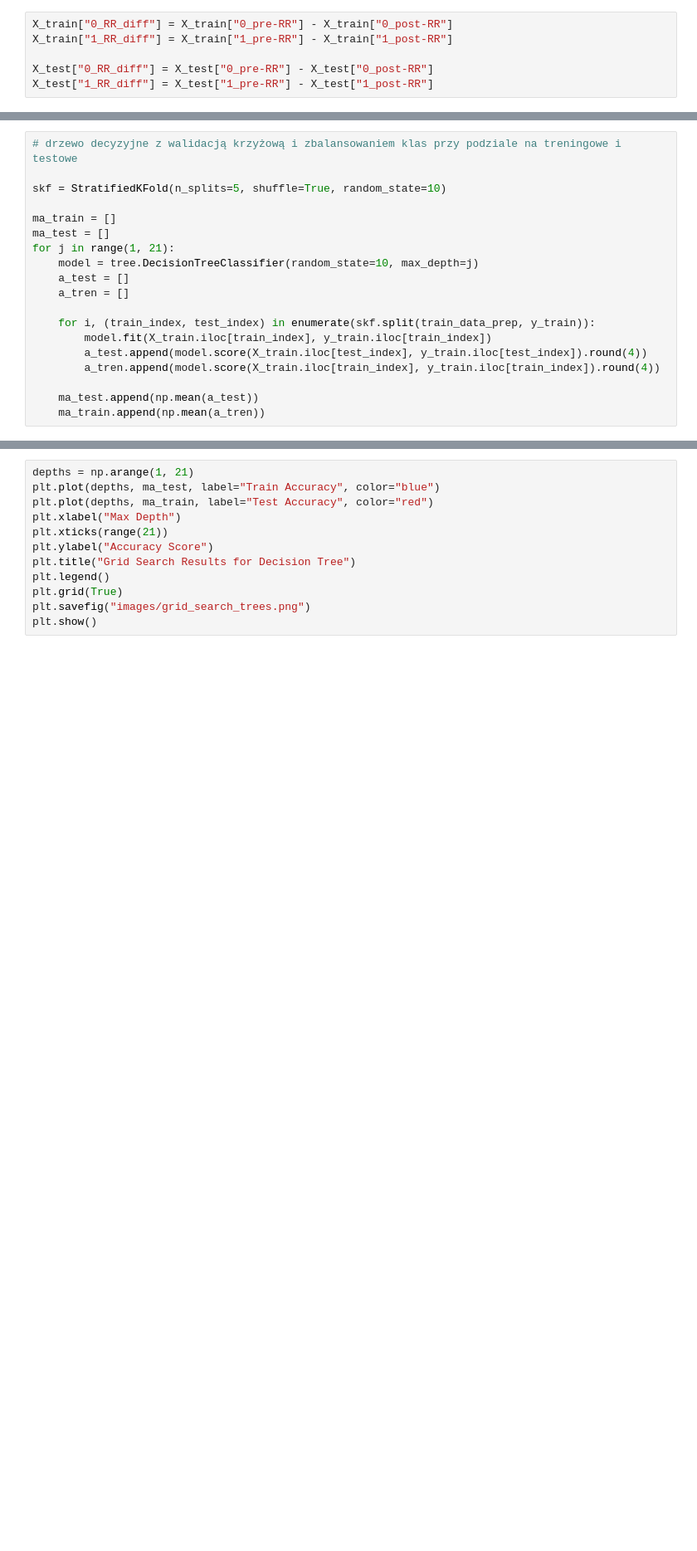
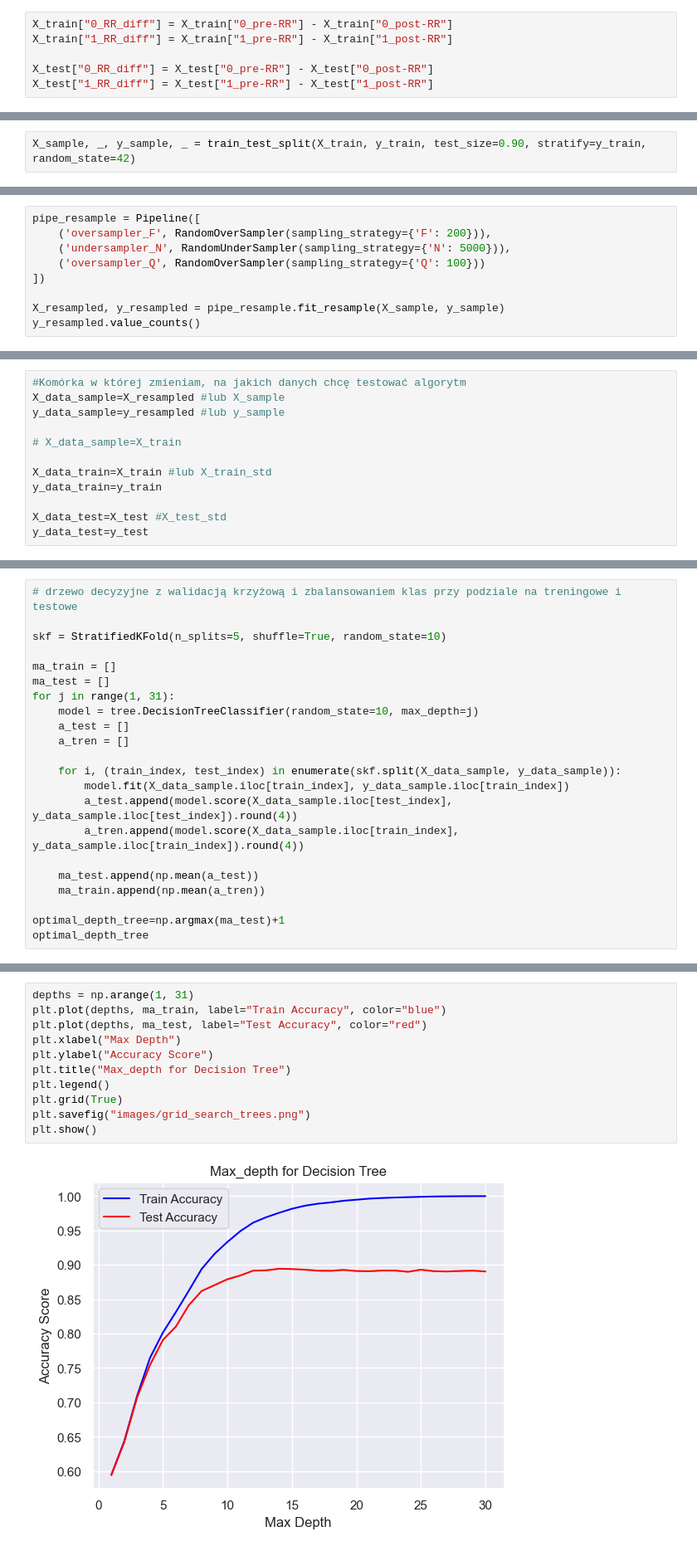
Before and after one commit to a-smaruj/ML_Project_Arrhythmia_Classification, a Jupyter notebook: main.ipynb, the cells around one changed output, grey strips where cells are left out. Shown at 83% size. Saved outputs shown, nothing was run; the diff lists cells and outputs as text; blank space fills up the shorter version.

```diff
--- a/main.ipynb
+++ b/main.ipynb
@@ -641,0 +387,2 @@ test_data_prep = pipeline.transform(X_test)
+# %%
+X_sample, _, y_sample, _ = train_test_split(X_train, y_train, test_size=0.90, stratify=y_train, random_state=42)
@@ -641,0 +398,9 @@ test_data_prep = pipeline.transform(X_test)
+# %%
+pipe_resample = Pipeline([
+    ('oversampler_F', RandomOverSampler(sampling_strategy={'F': 200})),
+    ('undersampler_N', RandomUnderSampler(sampling_strategy={'N': 5000})),
+    ('oversampler_Q', RandomOverSampler(sampling_strategy={'Q': 100}))
+])
+
+X_resampled, y_resampled = pipe_resample.fit_resample(X_sample, y_sample)
+y_resampled.value_counts()
@@ -641,0 +424,12 @@ test_data_prep = pipeline.transform(X_test)
+# %%
+#Komórka w której zmieniam, na jakich danych chcę testować algorytm
+X_data_sample=X_resampled #lub X_sample
+y_data_sample=y_resampled #lub y_sample
+
+# X_data_sample=X_train
+
+X_data_train=X_train #lub X_train_std
+y_data_train=y_train
+
+X_data_test=X_test #X_test_std
+y_data_test=y_test
@@ -646,15 +446,18 @@ skf = StratifiedKFold(n_splits=5, shuffle=True, random_state=10)
 
 ma_train = []
 ma_test = []
-for j in range(1, 21):
+for j in range(1, 31):
     model = tree.DecisionTreeClassifier(random_state=10, max_depth=j)
     a_test = []
     a_tren = []
 
-    for i, (train_index, test_index) in enumerate(skf.split(train_data_prep, y_train)):
-        model.fit(X_train.iloc[train_index], y_train.iloc[train_index])
-        a_test.append(model.score(X_train.iloc[test_index], y_train.iloc[test_index]).round(4))
-        a_tren.append(model.score(X_train.iloc[train_index], y_train.iloc[train_index]).round(4))
+    for i, (train_index, test_index) in enumerate(skf.split(X_data_sample, y_data_sample)):
+        model.fit(X_data_sample.iloc[train_index], y_data_sample.iloc[train_index])
+        a_test.append(model.score(X_data_sample.iloc[test_index], y_data_sample.iloc[test_index]).round(4))
+        a_tren.append(model.score(X_data_sample.iloc[train_index], y_data_sample.iloc[train_index]).round(4))
 
     ma_test.append(np.mean(a_test))
     ma_train.append(np.mean(a_tren))
+
+optimal_depth_tree=np.argmax(ma_test)+1
+optimal_depth_tree
@@ -663,12 +466,13 @@ for j in range(1, 21):
 # %%
-depths = np.arange(1, 21)
-plt.plot(depths, ma_test, label="Train Accuracy", color="blue")
-plt.plot(depths, ma_train, label="Test Accuracy", color="red")
+depths = np.arange(1, 31)
+plt.plot(depths, ma_train, label="Train Accuracy", color="blue")
+plt.plot(depths, ma_test, label="Test Accuracy", color="red")
 plt.xlabel("Max Depth")
-plt.xticks(range(21))
 plt.ylabel("Accuracy Score")
-plt.title("Grid Search Results for Decision Tree")
+plt.title("Max_depth for Decision Tree")
 plt.legend()
 plt.grid(True)
 plt.savefig("images/grid_search_trees.png")
 plt.show()
+# %% [output]
+[figure, added]
```
Also changed, not shown: parts of 113 cells of this notebook.
